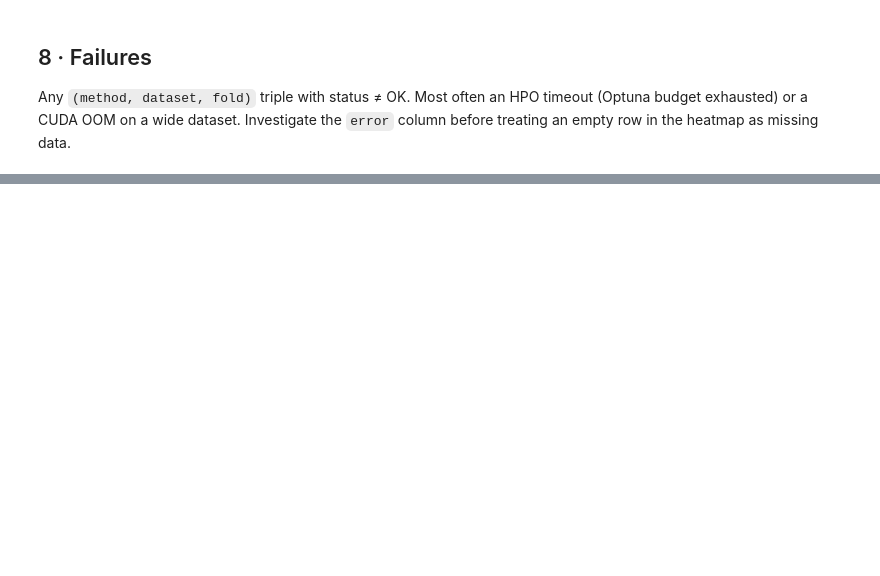
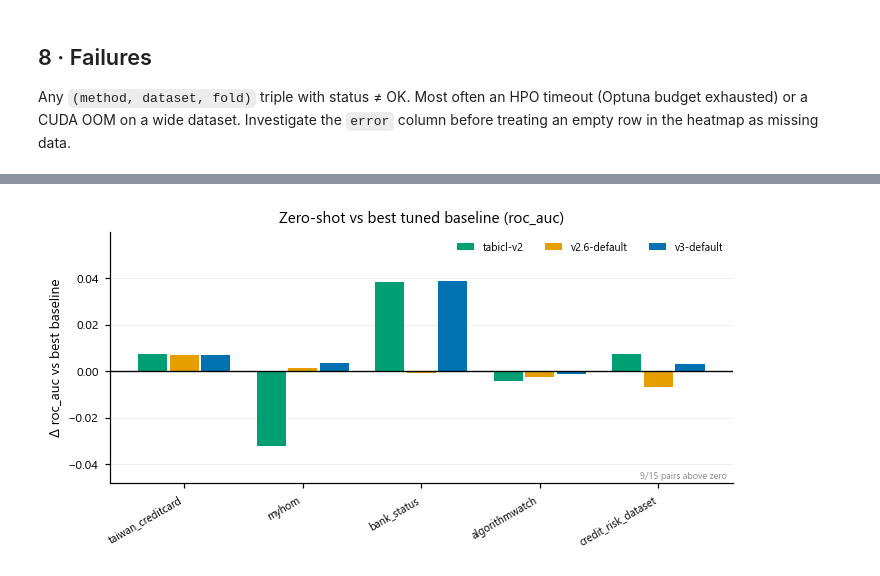
Before and after one commit to andreasgoethals/CreditPFN, a Jupyter notebook: notebooks/2.0. final_results_pd.ipynb, the cells around one changed output, grey strips where cells are left out. Saved outputs shown, nothing was run; the diff lists cells and outputs as text; code cells hidden in the pictures; blank space fills up the shorter version.

```diff
--- a/notebooks/2.0. final_results_pd.ipynb
+++ b/notebooks/2.0. final_results_pd.ipynb
@@ -427,0 +422,5 @@ failed (method x dataset x fold) rows: 20
+# %%
+sink.save(pf.plot_zero_shot_vs_baseline(raw, METRIC), 'paper_zero_shot',
+          caption='Difference in ROC-AUC between each untuned tabular foundation model and the best of three hyperparameter-tuned classical baselines (XGBoost, CatBoost, logistic regression; 50 Optuna trials each) on the same held-out dataset. Bars above zero are datasets on which a model that was never fitted to credit data outperforms a tuned baseline. Grouped by dataset; one bar per base checkpoint.')
+# %% [output]
+[figure, added]
```
Also changed, not shown: parts of 43 cells of this notebook, 18 other files.
